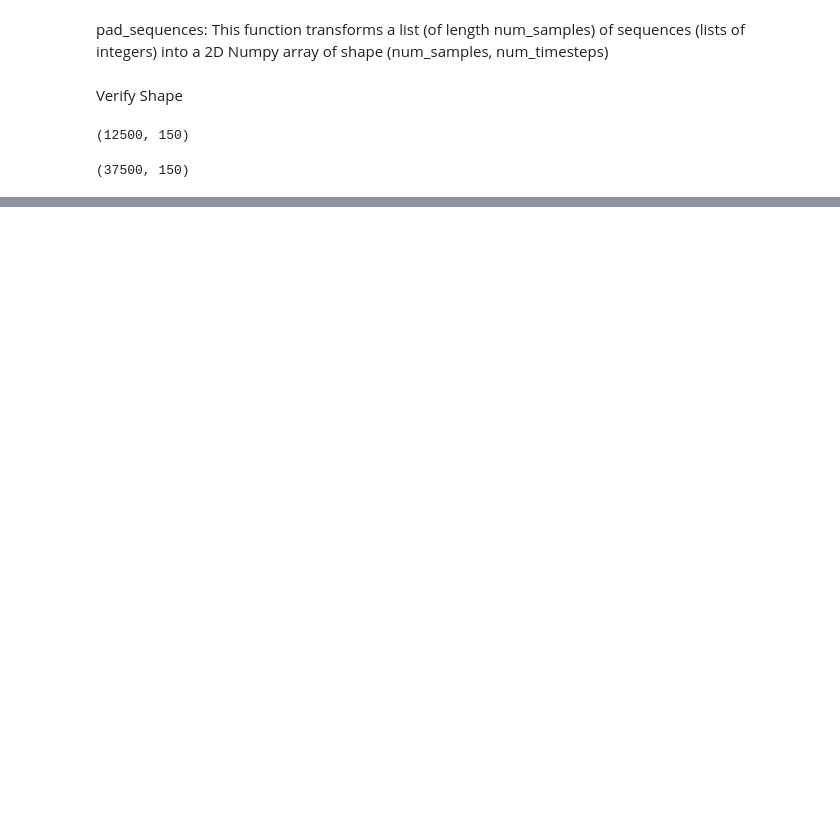
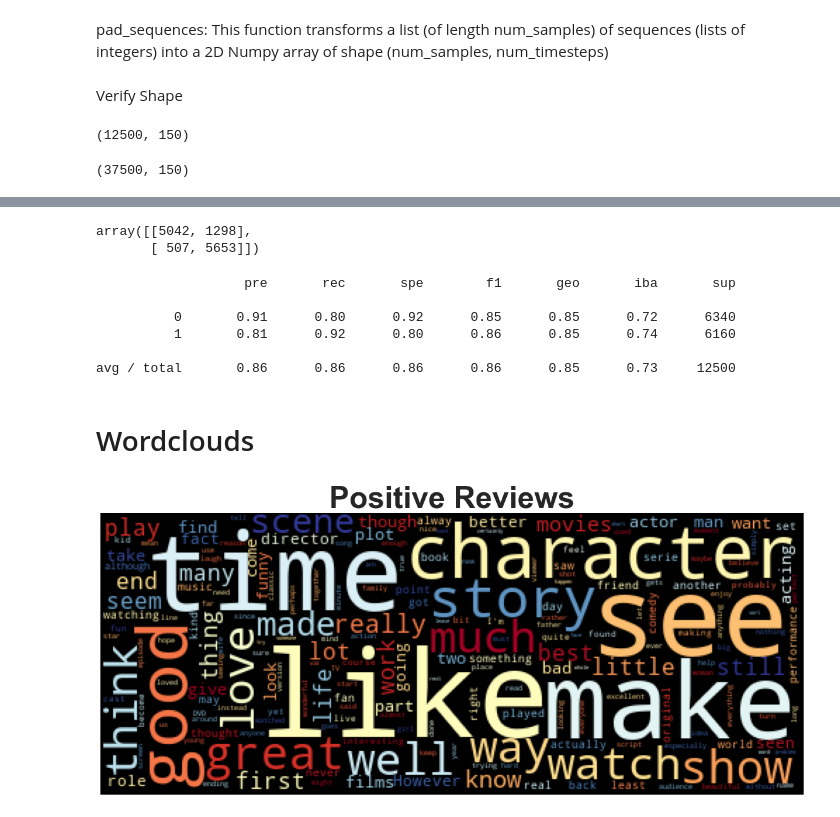
Before and after one commit to tylergehbauer/movie-survey-sentiment-analysis, a Jupyter notebook: movie_sentiment.ipynb, the cells around one changed output, grey strips where cells are left out. Cells and saved outputs as stored; diff of their text form; code cells hidden in the pictures; blank space fills up the shorter version.

```diff
--- a/movie_sentiment.ipynb
+++ b/movie_sentiment.ipynb
@@ -297,0 +366,42 @@ Detected at node 'binary_crossentropy/Cast' defined at (most recent call last):
+# %%
+from sklearn.metrics import confusion_matrix
+
+confusion_matrix(y_test, prediction_df['Prediction'])
+# %% [output]
+array([[5042, 1298],
+       [ 507, 5653]])
+# %%
+from imblearn.metrics import classification_report_imbalanced
+
+print(classification_report_imbalanced(y_test, prediction_df['Prediction']))
+# %% [output]
+                   pre       rec       spe        f1       geo       iba       sup
+
+          0       0.91      0.80      0.92      0.85      0.85      0.72      6340
+          1       0.81      0.92      0.80      0.86      0.85      0.74      6160
+
+avg / total       0.86      0.86      0.86      0.86      0.85      0.73     12500
+# %% [markdown]
+# Wordclouds
+# %%
+from wordcloud import WordCloud
+import matplotlib.pyplot as plt
+plt.style.use('seaborn-whitegrid')
+import matplotlib as mpl
+mpl.rcParams['figure.figsize'] = [20.0, 10.0]
+# %%
+def wordcloud(text, title=""):
+    df_cloud = WordCloud(width=500, colormap='RdYlBu', stopwords = stop).generate(text) #added stopswords = stop to filter
+    plt.imshow(df_cloud)
+    plt.axis("off")
+    fontdict = {"fontsize": 48, "fontweight" : "bold"}
+    plt.title(title, fontdict=fontdict)
+    plt.show()
+# %%
+#seperates dataset by compound score for visualization of word clouds
+imdb_pos = imdb.loc[imdb['Compound'] > 0.0]
+imdb_neg = imdb.loc[imdb['Compound'] < 0.0]
+# %%
+wordcloud(imdb_pos.text.str.cat(), title = 'Positive Reviews')
+# %% [output]
+[figure, added]
```
Also changed, not shown: parts of 17 cells of this notebook.
